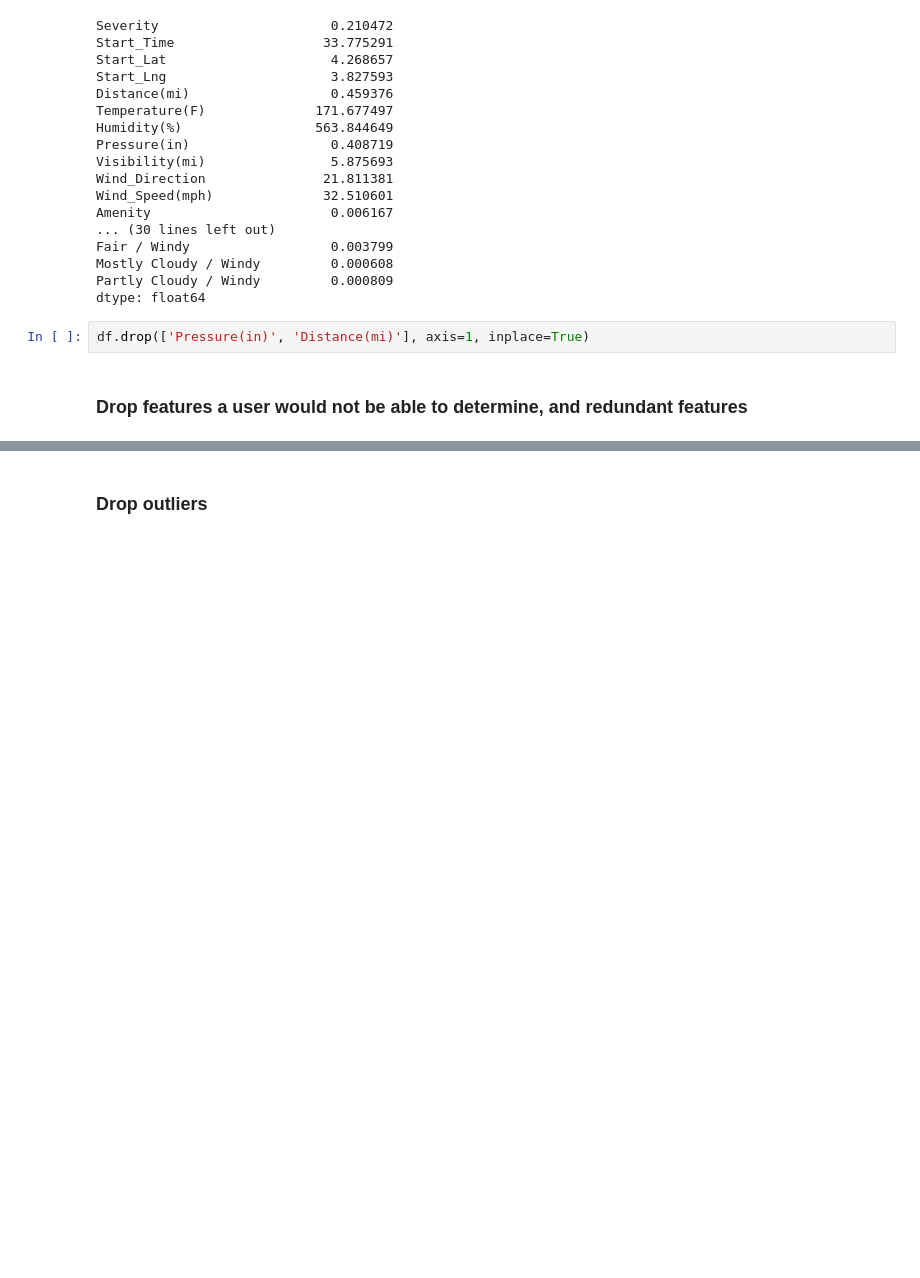
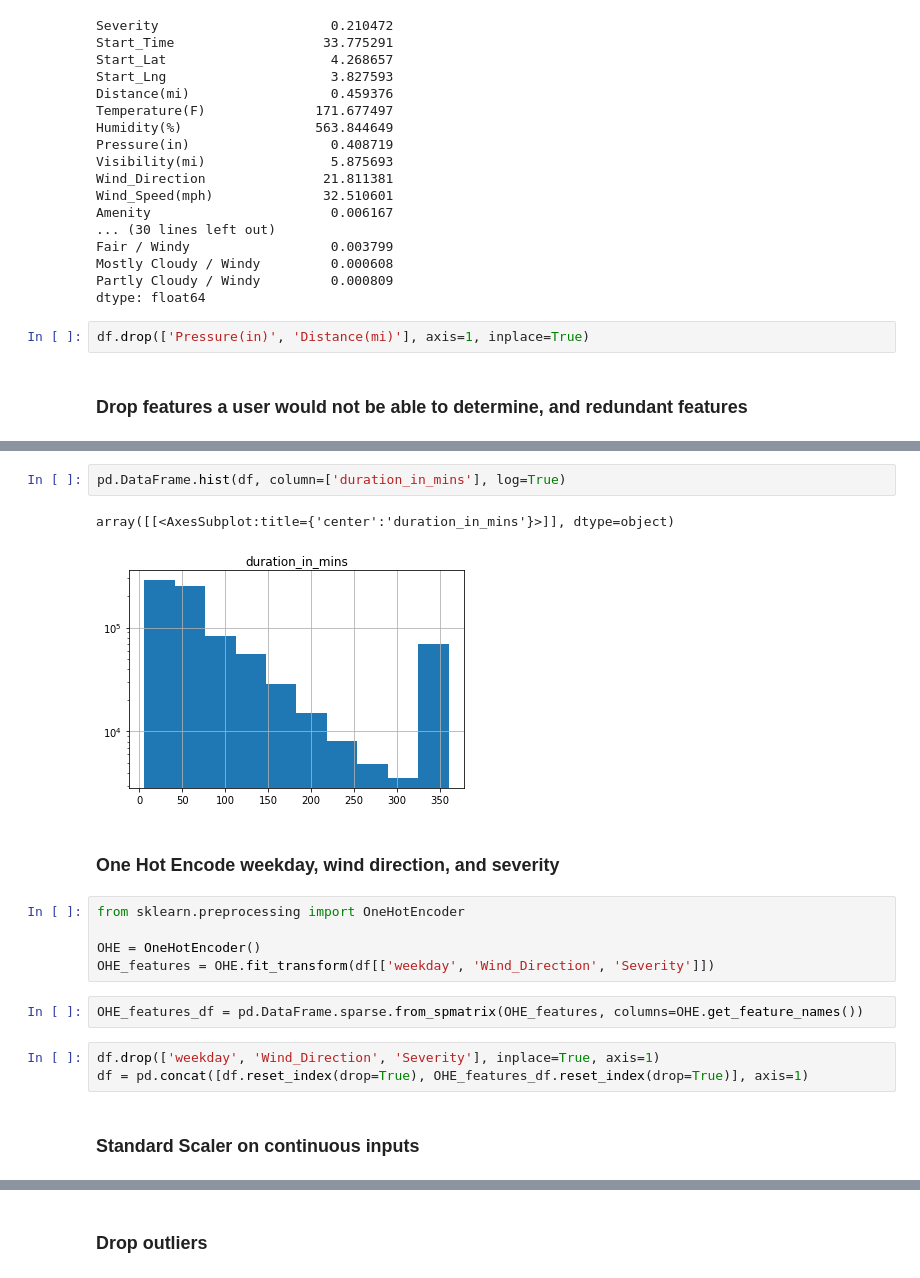
Before and after one commit to skechung/TraffBot, a Jupyter notebook: src/notebooks/data-exploration-and-feature-selection.ipynb, the cells around one changed output, grey strips where cells are left out. Drawn from its saved outputs; the diff is of its cells as text; blank space fills up the shorter version.

```diff
--- a/src/notebooks/data-exploration-and-feature-selection.ipynb
+++ b/src/notebooks/data-exploration-and-feature-selection.ipynb
@@ -329,0 +369,19 @@ df.drop(['End_Time', 'Weather_Timestamp', 'Severity'], axis=1, inplace=True)
+# %%
+pd.DataFrame.hist(df, column=['duration_in_mins'], log=True)
+# %% [output]
+array([[<AxesSubplot:title={'center':'duration_in_mins'}>]], dtype=object)
+[figure, added]
+# %% [markdown]
+### One Hot Encode weekday, wind direction, and severity
+# %%
+from sklearn.preprocessing import OneHotEncoder
+
+OHE = OneHotEncoder()
+OHE_features = OHE.fit_transform(df[['weekday', 'Wind_Direction', 'Severity']])
+# %%
+OHE_features_df = pd.DataFrame.sparse.from_spmatrix(OHE_features, columns=OHE.get_feature_names())
+# %%
+df.drop(['weekday', 'Wind_Direction', 'Severity'], inplace=True, axis=1)
+df = pd.concat([df.reset_index(drop=True), OHE_features_df.reset_index(drop=True)], axis=1)
+# %% [markdown]
+### Standard Scaler on continuous inputs
```
Also changed, not shown: parts of 42 cells of this notebook, 3 other files.
